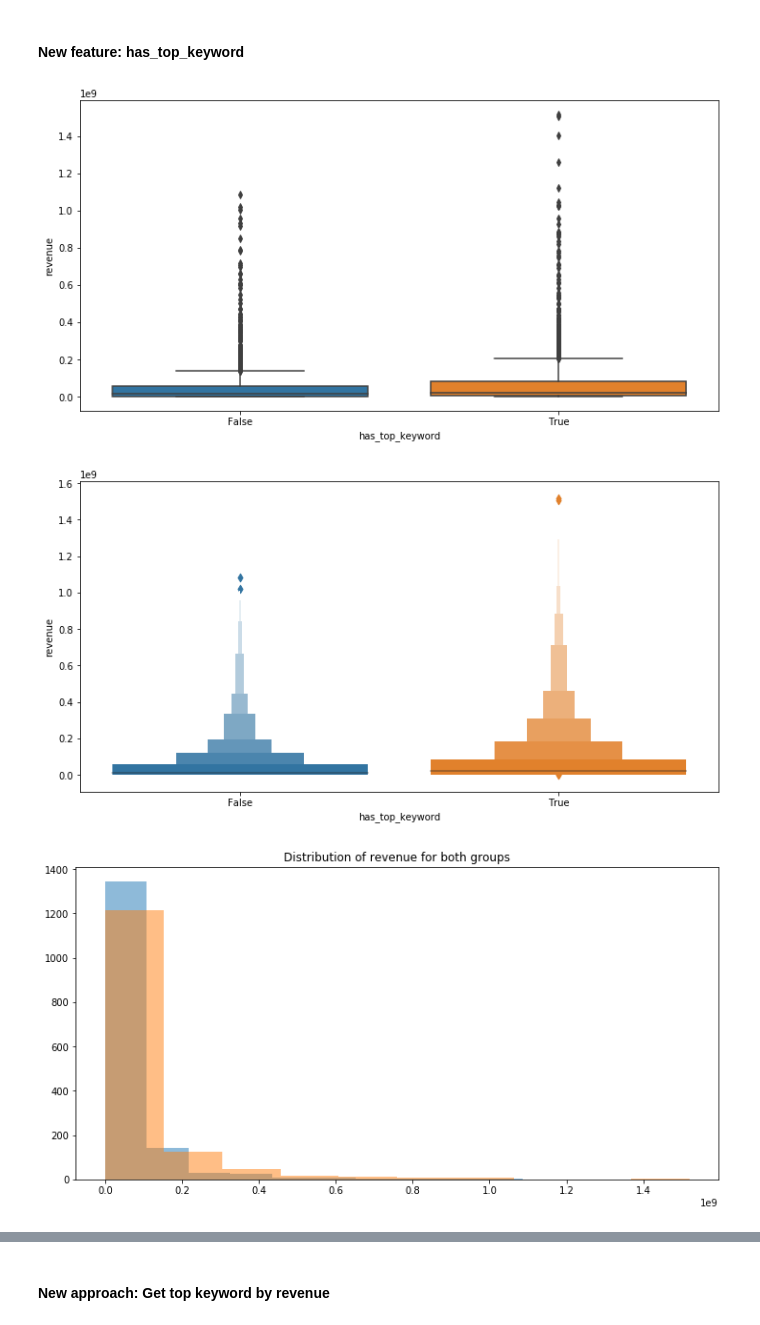
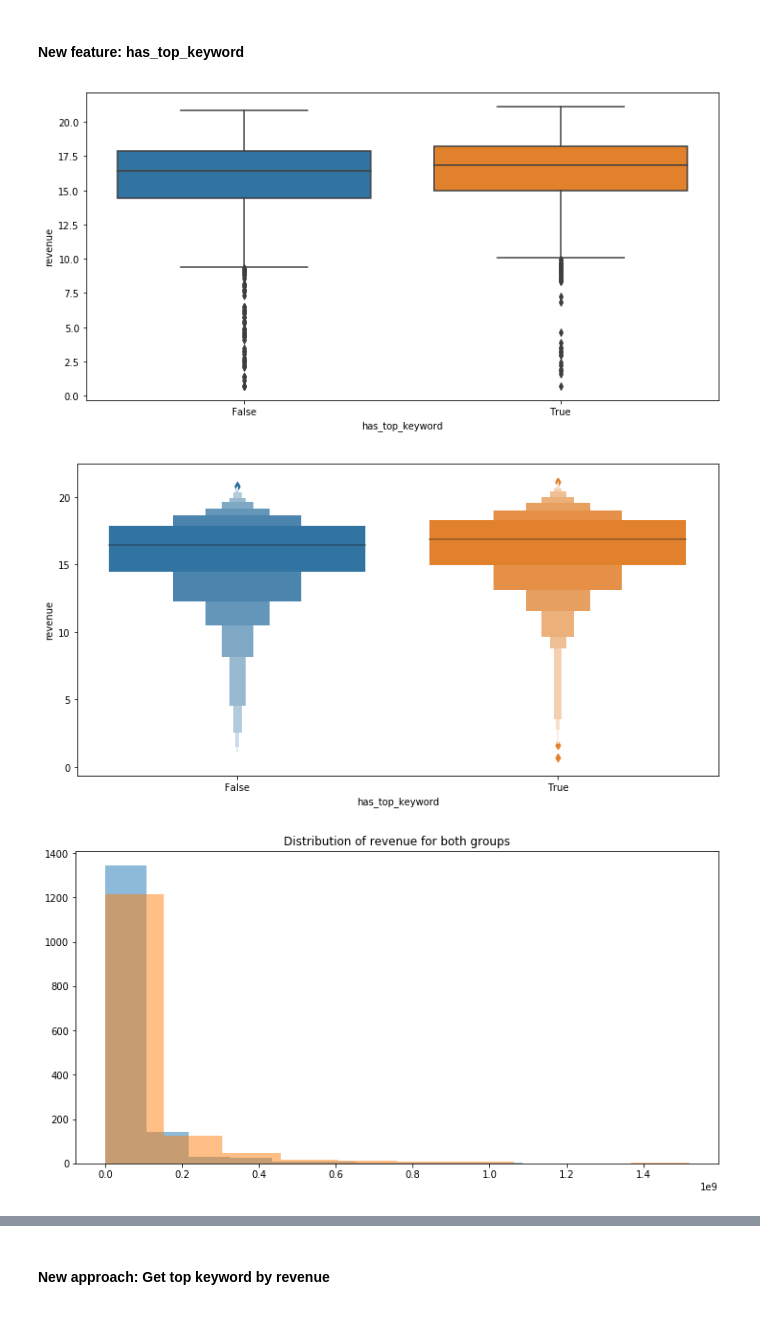
Before and after one commit to Cruzzor/BoxOffice, a Jupyter notebook: exploration_marcel.ipynb, the cells around one changed output, grey strips where cells are left out. Cells and saved outputs as stored; diff of their text form; code cells hidden in the pictures.

```diff
--- a/exploration_marcel.ipynb
+++ b/exploration_marcel.ipynb
@@ -148,37 +170,37 @@ def has_top_keyword(keyword_list):
                 return True
     return False
 
 copy_data = data.copy()
 copy_data['has_top_keyword'] = copy_data["Keywords"].map(has_top_keyword, na_action=None)
 
 plt.figure(figsize=(12,6))
-sns.boxplot(x='has_top_keyword', y='revenue', data=copy_data)
+sns.boxplot(x='has_top_keyword', y=np.log1p(copy_data.revenue), data=copy_data)
 plt.show()
 
 plt.figure(figsize=(12,6))
-sns.boxenplot(x='has_top_keyword', y='revenue', data=copy_data)
+sns.boxenplot(x='has_top_keyword', y=np.log1p(copy_data.revenue), data=copy_data)
 plt.show()
 
 plt.figure(figsize=(12,6))
 plt.hist(x='revenue', data=copy_data[copy_data['has_top_keyword'] == False], alpha=0.5)
 plt.hist(x='revenue', data=copy_data[copy_data['has_top_keyword'] == True], alpha=0.5)
 plt.title('Distribution of revenue for both groups')
 plt.show()
 
 # Some metrics
 nr_no_top_kw = len(copy_data[copy_data['has_top_keyword'] == False])
 nr_top_kw = len(copy_data[copy_data['has_top_keyword'] == True])
 mean_no_top_kw = round(np.mean(copy_data[copy_data['has_top_keyword'] == False].revenue), 1)
 mean_top_kw = round(np.mean(copy_data[copy_data['has_top_keyword'] == True].revenue), 1)
 median_no_top_kw = round(np.median(copy_data[copy_data['has_top_keyword'] == False].revenue), 1)
 median_top_kw = round(np.median(copy_data[copy_data['has_top_keyword'] == True].revenue), 1)
 
 metrics = {'has_top_keyword': ['true', 'false'], 'movies_count': [nr_top_kw, nr_no_top_kw], 'mean_revenue': [mean_top_kw, mean_no_top_kw], 'median_revenue': [median_top_kw, median_no_top_kw]}
 metrics_df = pd.DataFrame(data=metrics)
 metrics_df.set_index('has_top_keyword')
 # %% [output]
-[figure, old version]
+[figure, new version]
-[figure, old version]
+[figure, new version]
 [figure]
 |  | movies_count | mean_revenue | median_revenue |
 | has_top_keyword |  |  |  |
```
Also changed, not shown: parts of 11 cells of this notebook.
